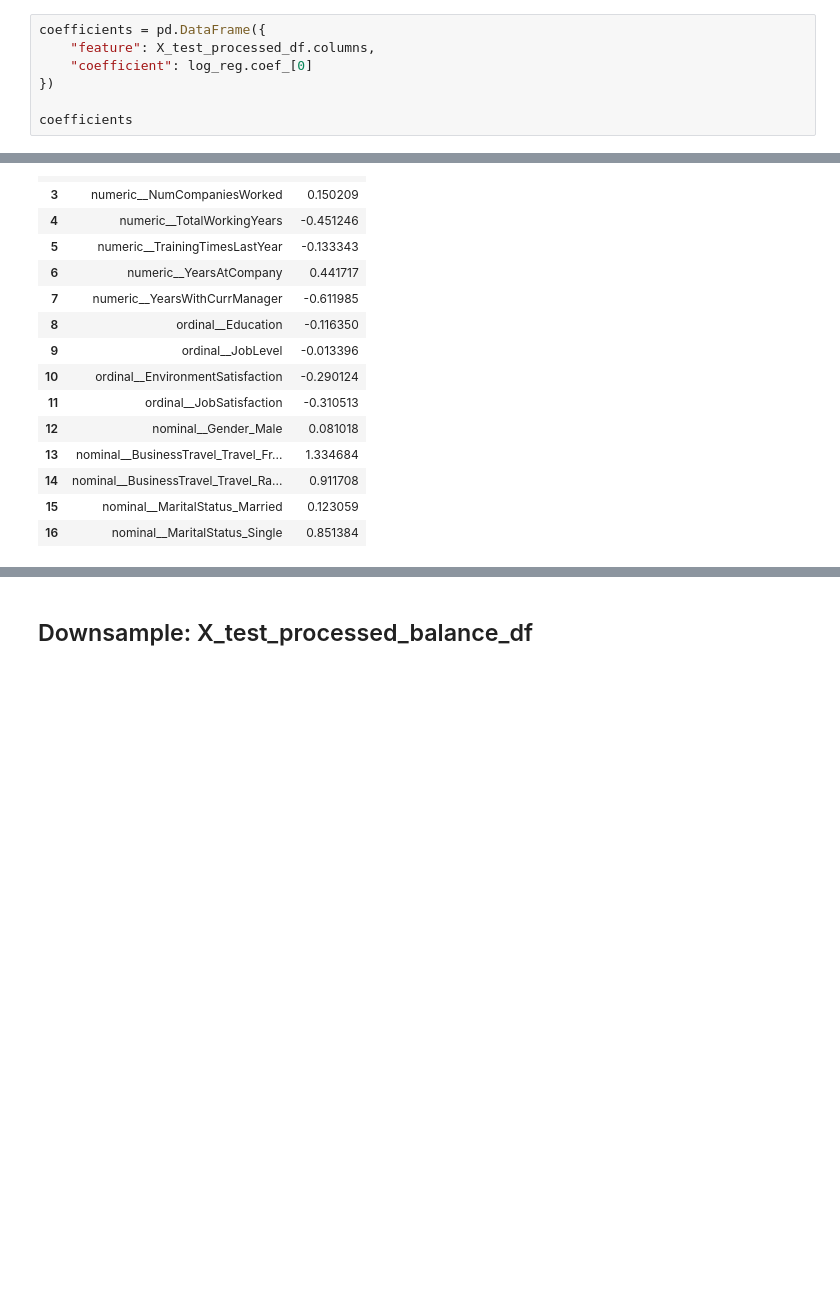
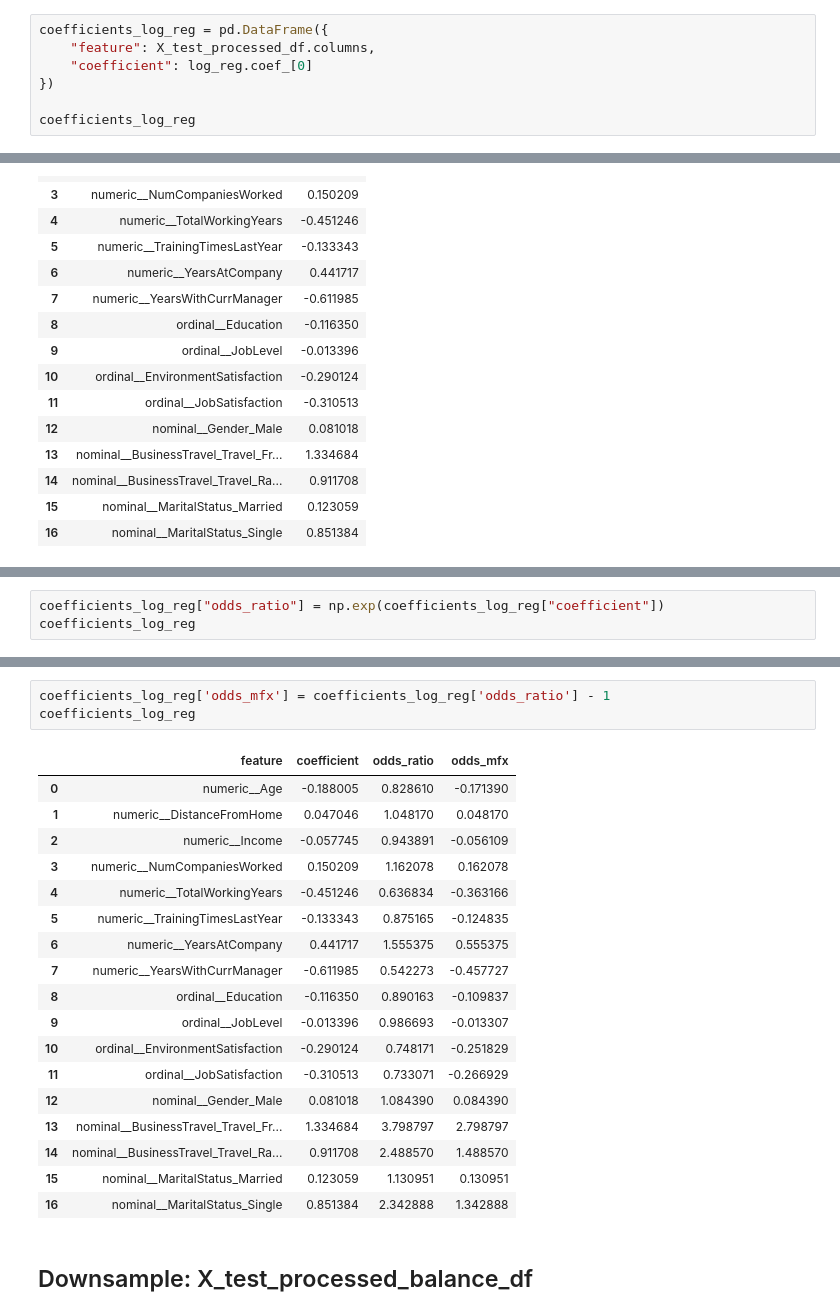
Before and after one commit to jtmcginley123/machinelearningii, a Jupyter notebook: Jackie/jackie_script.ipynb, the cells around one changed output, grey strips where cells are left out. Saved outputs shown, nothing was run; the diff lists cells and outputs as text; blank space fills up the shorter version.

```diff
--- a/Jackie/jackie_script.ipynb
+++ b/Jackie/jackie_script.ipynb
@@ -332,12 +353,12 @@ weighted avg       0.81      0.69      0.73      1323
 # %% [markdown]
 #### Inspect Coefficients
 # %%
-coefficients = pd.DataFrame({
+coefficients_log_reg = pd.DataFrame({
     "feature": X_test_processed_df.columns,
     "coefficient": log_reg.coef_[0]
 })
 
-coefficients
+coefficients_log_reg
 # %% [output]
 |  | feature | coefficient |
 | 0 | numeric__Age | -0.188005 |
@@ -366,0 +396,3 @@ array([[-0.25267742,  0.02533553, -0.06297974,  0.2478449 , -0.51724111,
+# %%
+coefficients_log_reg["odds_ratio"] = np.exp(coefficients_log_reg["coefficient"])
+coefficients_log_reg
@@ -367,3 +418,25 @@ array([[-0.25267742,  0.02533553, -0.06297974,  0.2478449 , -0.51724111,
+# %%
+coefficients_log_reg['odds_mfx'] = coefficients_log_reg['odds_ratio'] - 1
+coefficients_log_reg
+# %% [output]
+|  | feature | coefficient | odds_ratio | odds_mfx |
+| 0 | numeric__Age | -0.188005 | 0.828610 | -0.171390 |
+| 1 | numeric__DistanceFromHome | 0.047046 | 1.048170 | 0.048170 |
+| 2 | numeric__Income | -0.057745 | 0.943891 | -0.056109 |
+| 3 | numeric__NumCompaniesWorked | 0.150209 | 1.162078 | 0.162078 |
+| 4 | numeric__TotalWorkingYears | -0.451246 | 0.636834 | -0.363166 |
+| 5 | numeric__TrainingTimesLastYear | -0.133343 | 0.875165 | -0.124835 |
+| 6 | numeric__YearsAtCompany | 0.441717 | 1.555375 | 0.555375 |
+| 7 | numeric__YearsWithCurrManager | -0.611985 | 0.542273 | -0.457727 |
+| 8 | ordinal__Education | -0.116350 | 0.890163 | -0.109837 |
+| 9 | ordinal__JobLevel | -0.013396 | 0.986693 | -0.013307 |
+| 10 | ordinal__EnvironmentSatisfaction | -0.290124 | 0.748171 | -0.251829 |
+| 11 | ordinal__JobSatisfaction | -0.310513 | 0.733071 | -0.266929 |
+| 12 | nominal__Gender_Male | 0.081018 | 1.084390 | 0.084390 |
+| 13 | nominal__BusinessTravel_Travel_Fr... | 1.334684 | 3.798797 | 2.798797 |
+| 14 | nominal__BusinessTravel_Travel_Ra... | 0.911708 | 2.488570 | 1.488570 |
+| 15 | nominal__MaritalStatus_Married | 0.123059 | 1.130951 | 0.130951 |
+| 16 | nominal__MaritalStatus_Single | 0.851384 | 2.342888 | 1.342888 |
 # %% [markdown]
 ## Downsample: X_test_processed_balance_df
 # %% [markdown]
```
Also changed, not shown: parts of 24 cells of this notebook, 1 other file.
